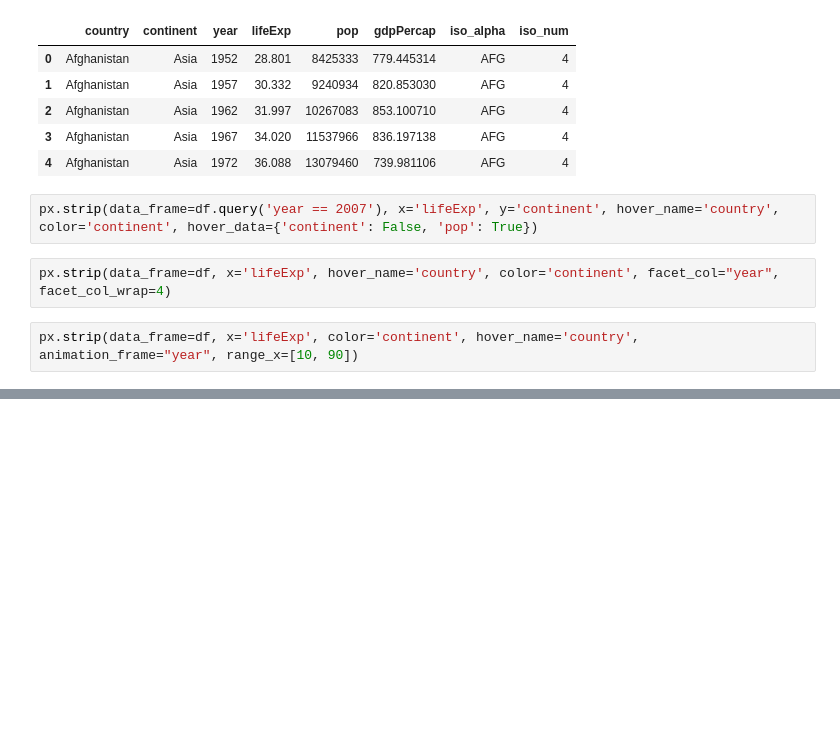
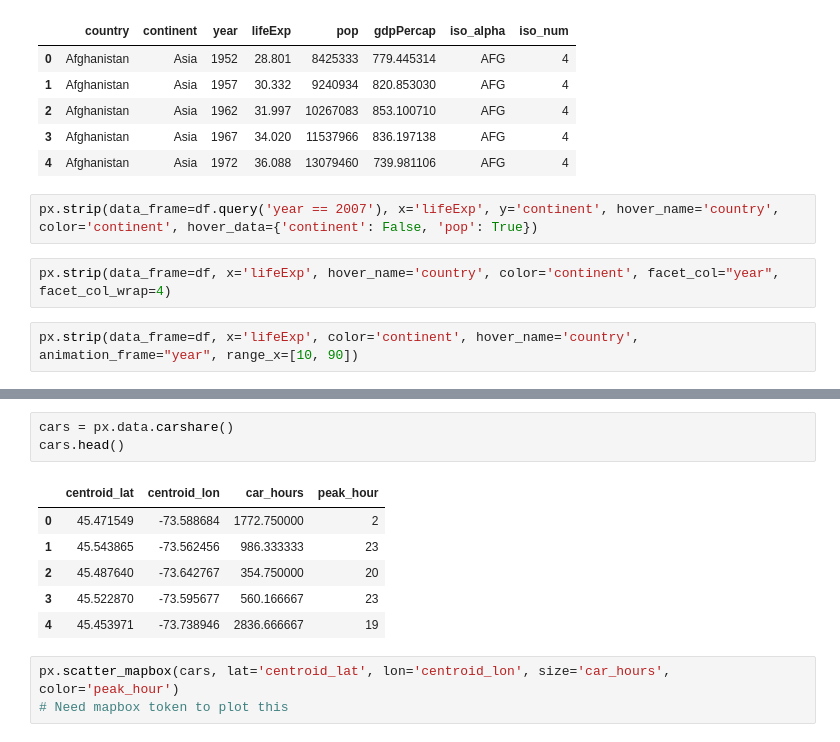
Before and after one commit to DeerBay/Data-Processing-Julia-Sjoholm, a Jupyter notebook: Code-Alongs/L013_Plotly_express.ipynb, the cells around one changed output, grey strips where cells are left out. Saved outputs shown, nothing was run; the diff lists cells and outputs as text; blank space fills up the shorter version.

```diff
--- a/Code-Alongs/L013_Plotly_express.ipynb
+++ b/Code-Alongs/L013_Plotly_express.ipynb
@@ -20,0 +43,13 @@ px.strip(data_frame=df, x='lifeExp', color='continent', hover_name='country', an
+# %%
+cars = px.data.carshare()
+cars.head()
+# %% [output]
+|  | centroid_lat | centroid_lon | car_hours | peak_hour |
+| 0 | 45.471549 | -73.588684 | 1772.750000 | 2 |
+| 1 | 45.543865 | -73.562456 | 986.333333 | 23 |
+| 2 | 45.487640 | -73.642767 | 354.750000 | 20 |
+| 3 | 45.522870 | -73.595677 | 560.166667 | 23 |
+| 4 | 45.453971 | -73.738946 | 2836.666667 | 19 |
+# %%
+px.scatter_mapbox(cars, lat='centroid_lat', lon='centroid_lon', size='car_hours', color='peak_hour')
+# Need mapbox token to plot this
```
Also changed, not shown: parts of 5 cells of this notebook.
